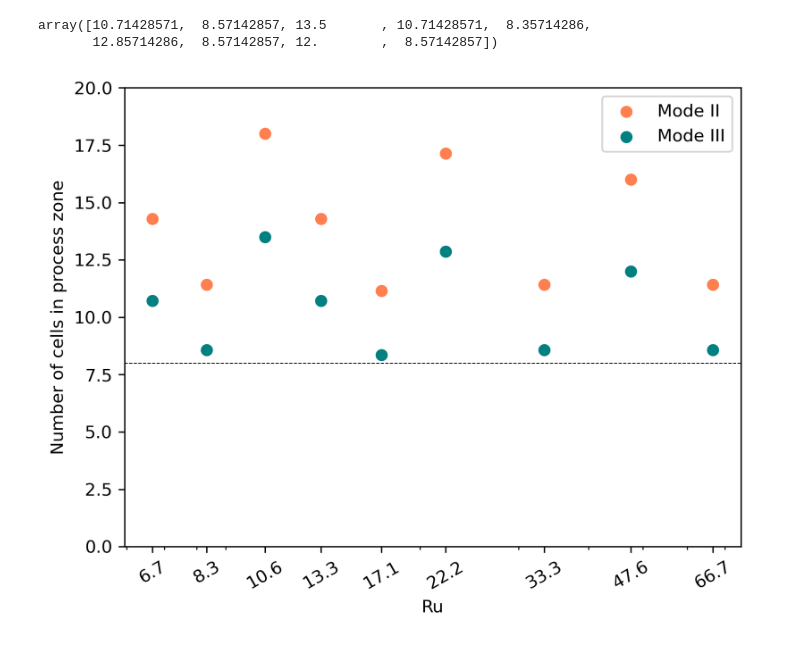
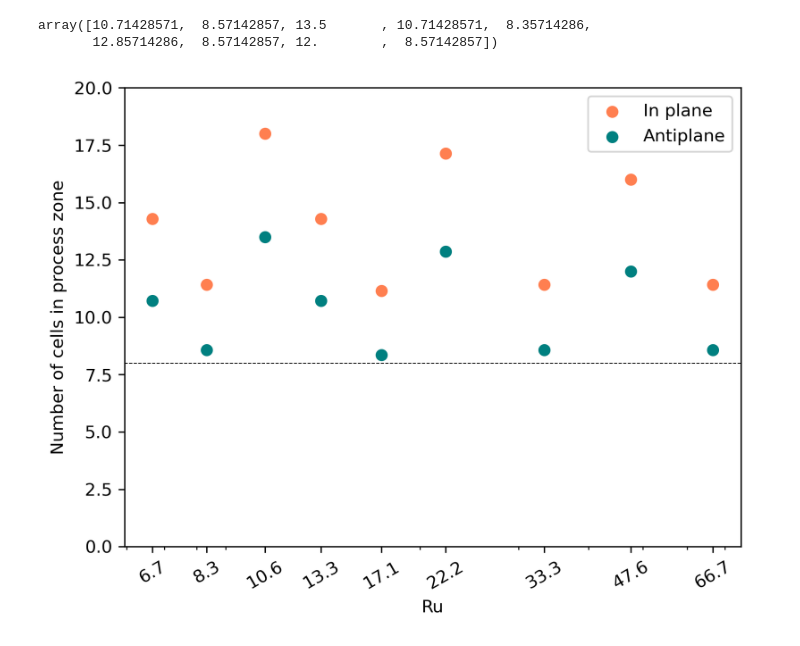
Before and after one commit to absrp/two_fault_interactions, a Jupyter notebook: single_fault_benchmark.ipynb, the cells around one changed output. Drawn from its saved outputs; the diff is of its cells as text; code cells hidden in the pictures.

Commit message:
updated labels to match in plane and antiplane convention

```diff
--- a/single_fault_benchmark.ipynb
+++ b/single_fault_benchmark.ipynb
@@ -441,23 +441,23 @@ array([10.71428571,  8.57142857, 13.5       , 10.71428571,  8.35714286,
        12.85714286,  8.57142857, 12.        ,  8.57142857])
 # %%
 plt.figure(dpi=300)
-plt.scatter(Ru_values, cell_density_II, c="coral", label="Mode II")
-plt.scatter(Ru_values, cell_density_III, c="teal", label="Mode III")
+plt.scatter(Ru_values, cell_density_II, c="coral", label="In plane")
+plt.scatter(Ru_values, cell_density_III, c="teal", label="Antiplane")
 desired_ticks = Ru_values
 plt.xlabel(r"Ru")
 plt.legend()
 plt.xscale("log")
 ax = plt.gca()
 ax.set_xscale("log")
 ax.set_xticks(desired_ticks)
 ax.get_xaxis().set_major_formatter(ticker.FuncFormatter(lambda x, _: f"{x:.1f}"))
 ax.tick_params(axis="x", rotation=30)
 plt.ylabel("Number of cells in process zone")
 plt.axhline(8, color="black", linestyle="--", lw=0.5)
 plt.ylim(0, 20)
 plt.savefig(
     "Summary figures/single_fault/cell_in_process_zone_benchmark.png",
     bbox_inches="tight",
 )
 # %% [output]
-[figure, old version]
+[figure, new version]
```
